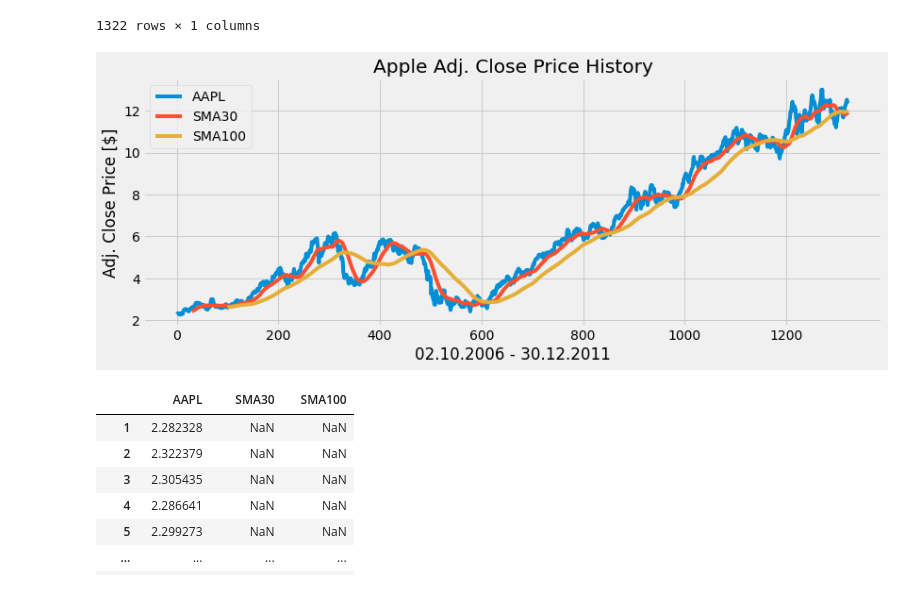
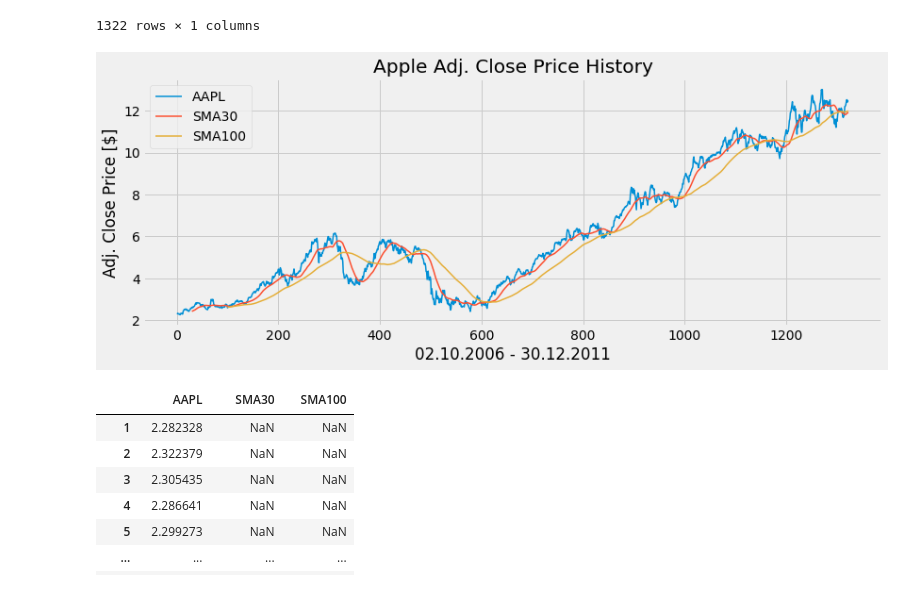
Before and after one commit to cirilwakounig/AlgorithmicTrading, a Jupyter notebook: 1_DCGC_Strategy.ipynb, the cells around one changed output. Saved outputs shown, nothing was run; the diff lists cells and outputs as text; code cells hidden in the pictures.

```diff
--- a/1_DCGC_Strategy.ipynb
+++ b/1_DCGC_Strategy.ipynb
@@ -79,16 +79,16 @@ SMA100
 # %%
 # Visualise the Data
 plt.figure(figsize=(12.5, 4.5))
-plt.plot(AAPL["Adj Close"], label = "AAPL")
-plt.plot(SMA30, label = "SMA30")
-plt.plot(SMA100, label = "SMA100")
+plt.plot(AAPL["Adj Close"], label = "AAPL", linewidth = 1.5)
+plt.plot(SMA30, label = "SMA30", linewidth = 1.5)
+plt.plot(SMA100, label = "SMA100", linewidth = 1.5)
 plt.title("Apple Adj. Close Price History")
 plt.xlabel("02.10.2006 - 30.12.2011")
 plt.ylabel("Adj. Close Price [$]")
 plt.legend(loc = "upper left")
 plt.show()
 # %% [output]
-[figure, old version]
+[figure, new version]
 # %%
 # Create a new data frame to store all the data
 data = pd.DataFrame()
```
Also changed, not shown: parts of 2 cells of this notebook.
